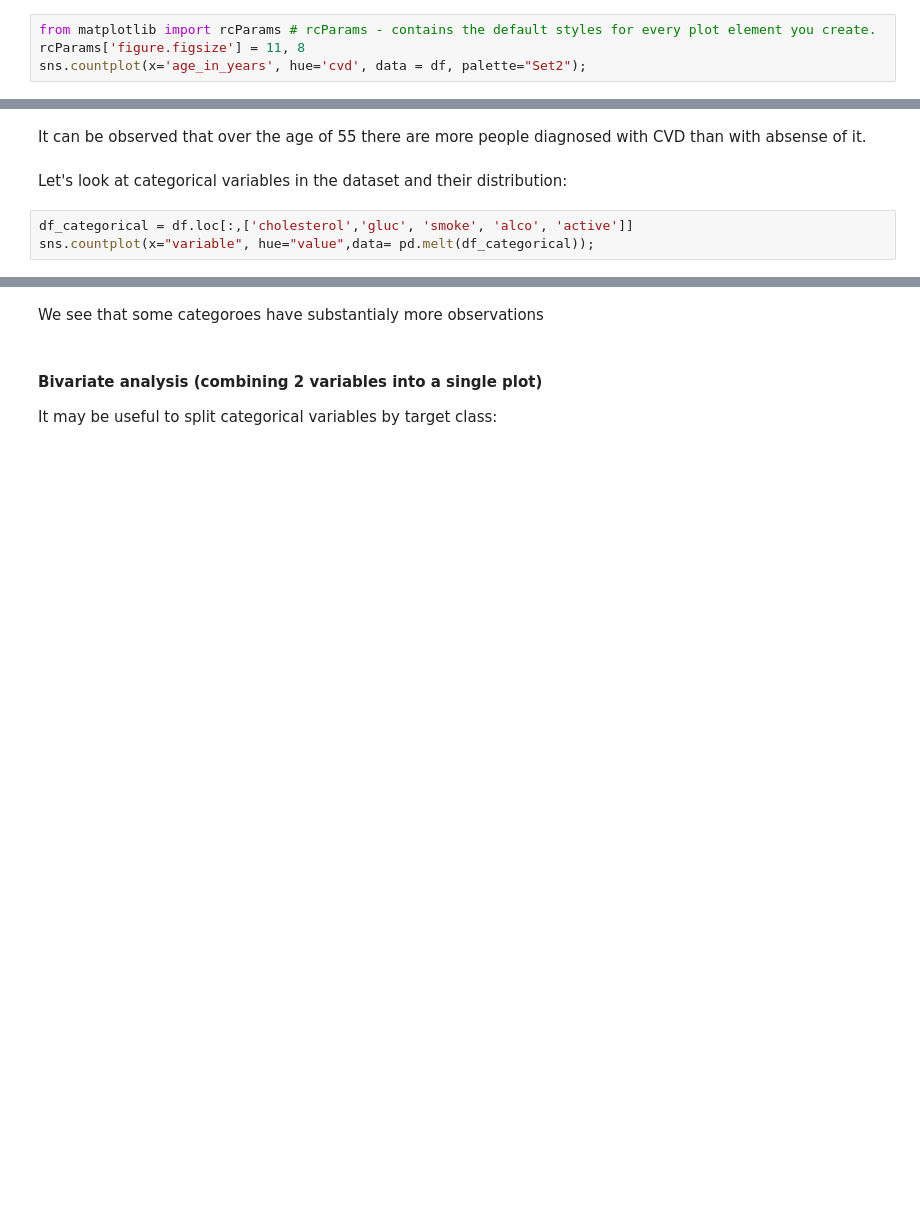
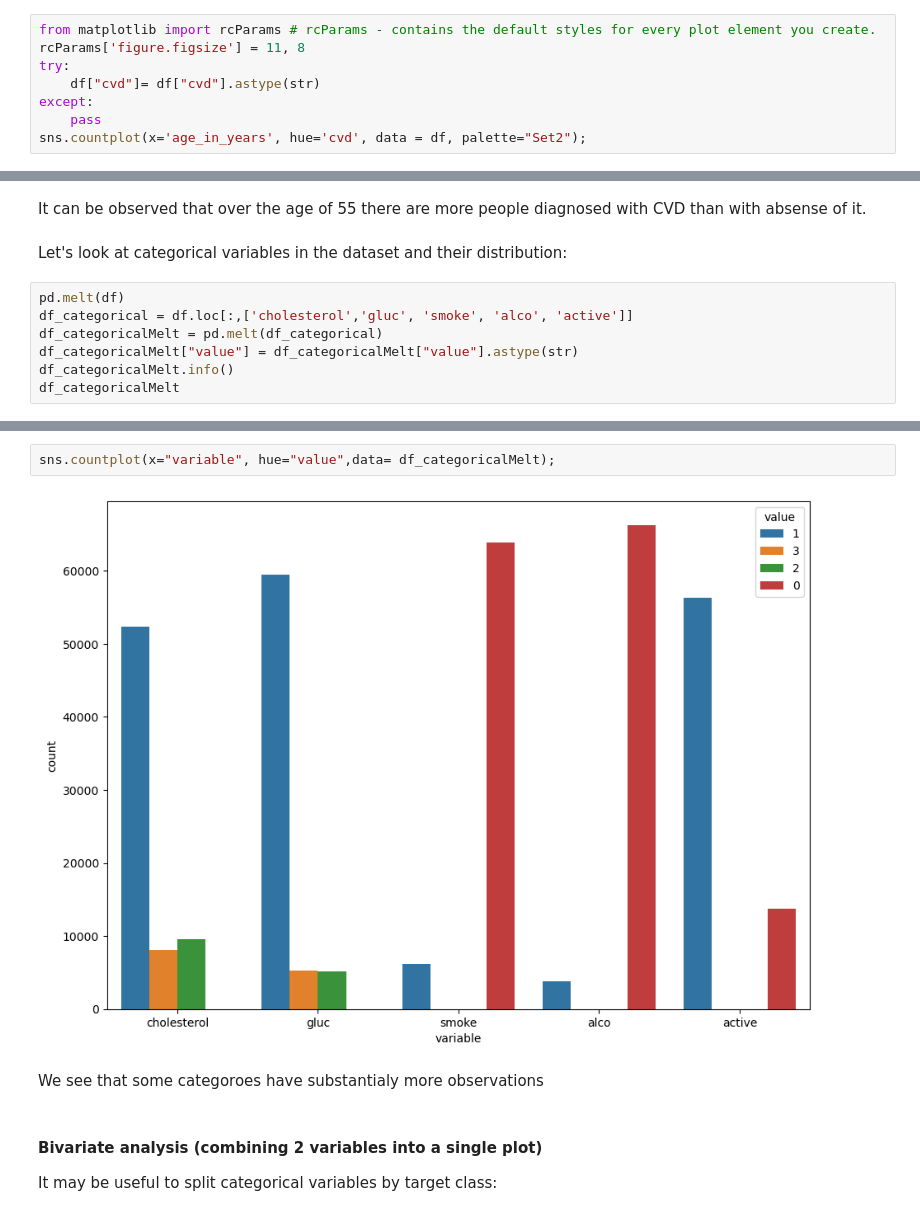
Before and after one commit to brchn6/FGS_ML, a Jupyter notebook: EDA Tasks-20231218/eda-medical-example-binary-classification/eda-cardio-vascular-disease.ipynb, the cells around one changed output, grey strips where cells are left out. Saved outputs shown, nothing was run; the diff lists cells and outputs as text; blank space fills up the shorter version.

```diff
--- a/EDA Tasks-20231218/eda-medical-example-binary-classification/eda-cardio-vascular-disease.ipynb
+++ b/EDA Tasks-20231218/eda-medical-example-binary-classification/eda-cardio-vascular-disease.ipynb
@@ -192,6 +195,10 @@ We will create a countplot to vizualise for example at what age does the number
 # %%
 from matplotlib import rcParams # rcParams - contains the default styles for every plot element you create.
 rcParams['figure.figsize'] = 11, 8
+try:
+    df["cvd"]= df["cvd"].astype(str)
+except:
+    pass
 sns.countplot(x='age_in_years', hue='cvd', data = df, palette="Set2");
 # %% [output]
 [figure]
@@ -200,6 +207,10 @@ It can be observed that over the age of 55 there are more people diagnosed with
 # %% [markdown]
 Let's look at categorical variables in the dataset and their distribution:
 # %%
+pd.melt(df)
 df_categorical = df.loc[:,['cholesterol','gluc', 'smoke', 'alco', 'active']]
-sns.countplot(x="variable", hue="value",data= pd.melt(df_categorical));
+df_categoricalMelt = pd.melt(df_categorical)
+df_categoricalMelt["value"] = df_categoricalMelt["value"].astype(str)
+df_categoricalMelt.info()
+df_categoricalMelt
 # %% [output]
@@ -207,3 +239,7 @@ sns.countplot(x="variable", hue="value",data= pd.melt(df_categorical));
+# %%
+sns.countplot(x="variable", hue="value",data= df_categoricalMelt);
+# %% [output]
+[figure, added]
 # %% [markdown]
 We see that some categoroes have substantialy more observations
 # %% [markdown]
```
Also changed, not shown: parts of 4 cells of this notebook, 1 other file.
